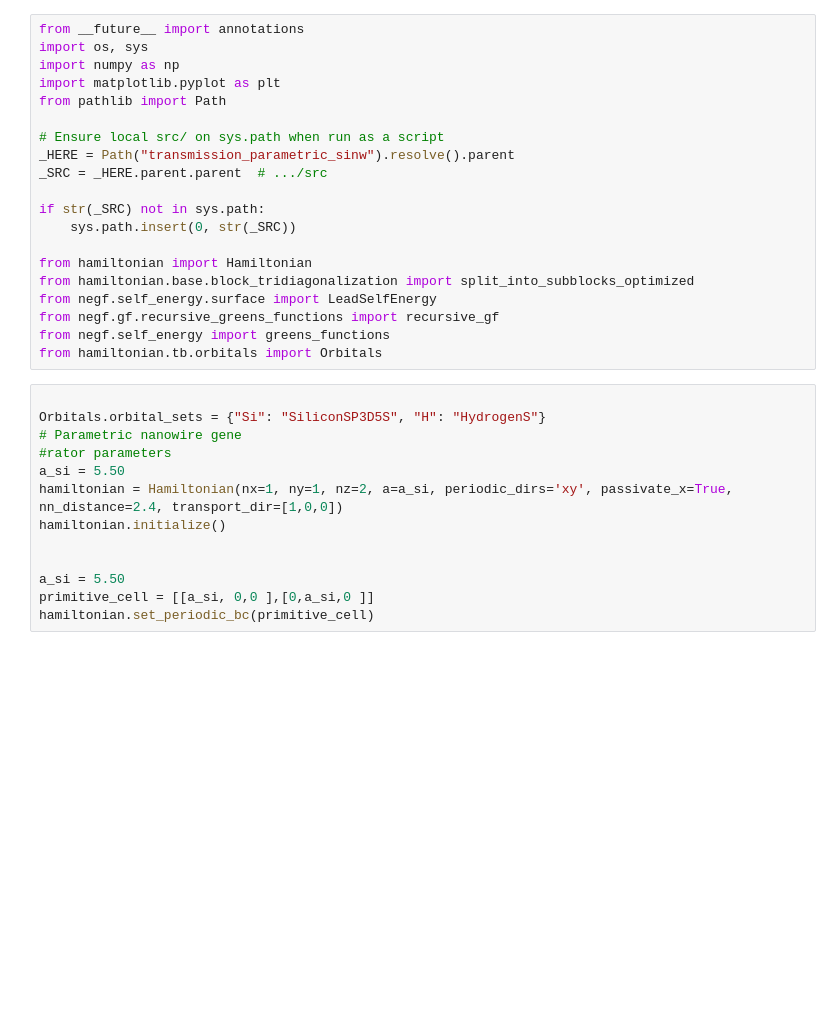
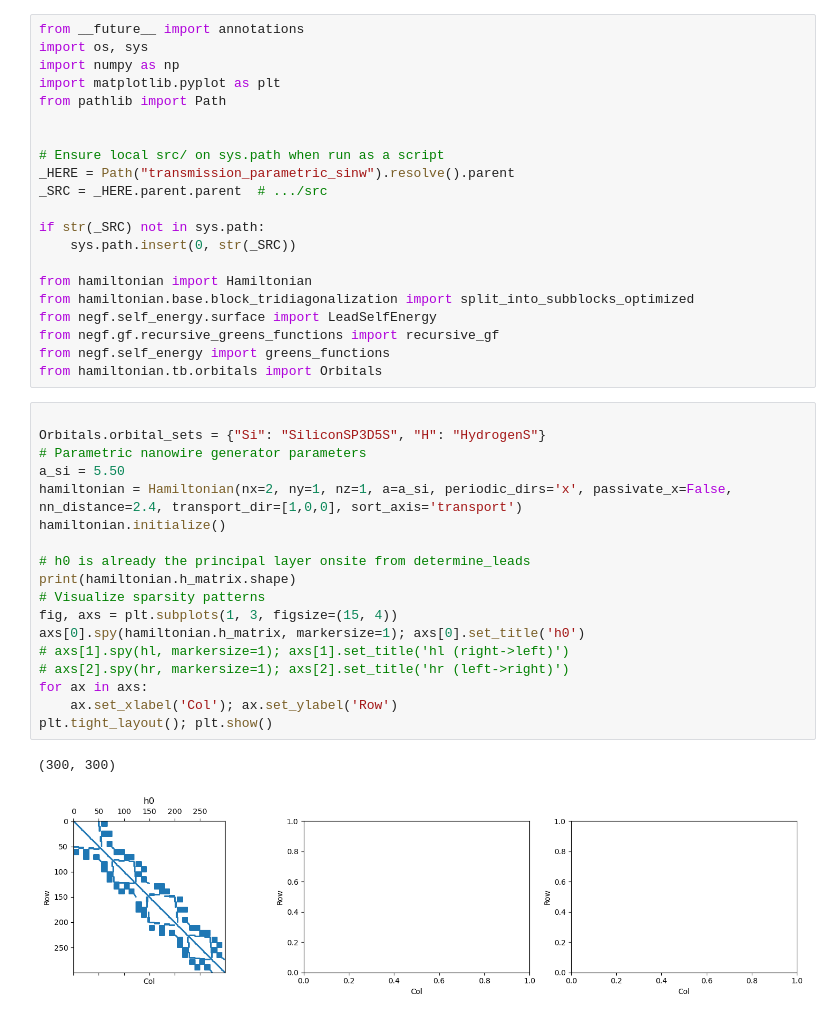
Before and after one commit to nandandiwan/Berkeley-Transport-Simulator, a Jupyter notebook: src/negf/examples/transmission_test.ipynb, the cells around one changed output. Drawn from its saved outputs; the diff is of its cells as text; blank space fills up the shorter version.

```diff
--- a/src/negf/examples/transmission_test.ipynb
+++ b/src/negf/examples/transmission_test.ipynb
@@ -4,6 +4,7 @@ import os, sys
 import numpy as np
 import matplotlib.pyplot as plt
 from pathlib import Path
+
 
 # Ensure local src/ on sys.path when run as a script
 _HERE = Path("transmission_parametric_sinw").resolve().parent
@@ -21,13 +22,21 @@ from hamiltonian.tb.orbitals import Orbitals
 # %%
 
 Orbitals.orbital_sets = {"Si": "SiliconSP3D5S", "H": "HydrogenS"}
-# Parametric nanowire gene
-#rator parameters
+# Parametric nanowire generator parameters
 a_si = 5.50
-hamiltonian = Hamiltonian(nx=1, ny=1, nz=2, a=a_si, periodic_dirs='xy', passivate_x=True, nn_distance=2.4, transport_dir=[1,0,0])
+hamiltonian = Hamiltonian(nx=2, ny=1, nz=1, a=a_si, periodic_dirs='x', passivate_x=False, nn_distance=2.4, transport_dir=[1,0,0], sort_axis='transport')
 hamiltonian.initialize()
 
-
-a_si = 5.50
-primitive_cell = [[a_si, 0,0 ],[0,a_si,0 ]]
-hamiltonian.set_periodic_bc(primitive_cell)
+# h0 is already the principal layer onsite from determine_leads
+print(hamiltonian.h_matrix.shape)
+# Visualize sparsity patterns
+fig, axs = plt.subplots(1, 3, figsize=(15, 4))
+axs[0].spy(hamiltonian.h_matrix, markersize=1); axs[0].set_title('h0')
+# axs[1].spy(hl, markersize=1); axs[1].set_title('hl (right->left)')
+# axs[2].spy(hr, markersize=1); axs[2].set_title('hr (left->right)')
+for ax in axs:
+    ax.set_xlabel('Col'); ax.set_ylabel('Row')
+plt.tight_layout(); plt.show()
+# %% [output]
+(300, 300)
+[figure, added]
```
Also changed, not shown: parts of 10 cells of this notebook, 9 other files.
